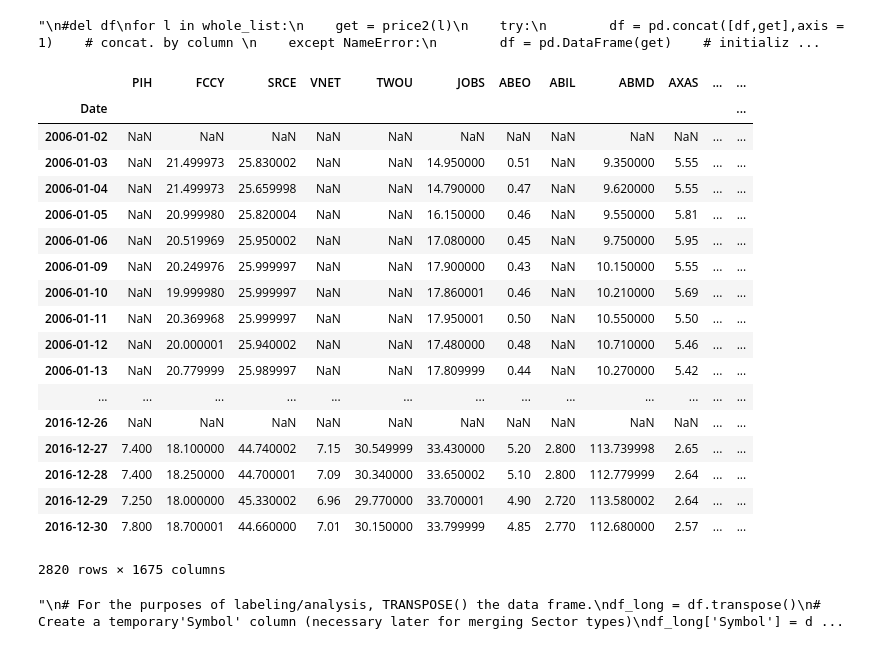
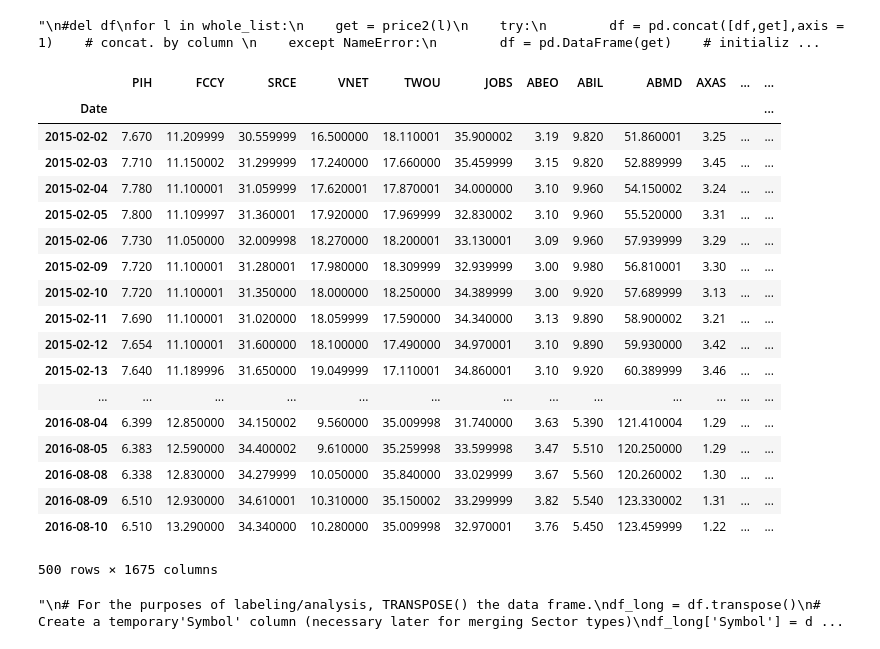
Before and after one commit to weiwang0531/stock-index, a Jupyter notebook: cleanproject.ipynb, the cells around one changed output. Saved outputs shown, nothing was run; the diff lists cells and outputs as text; code cells hidden in the pictures.

```diff
--- a/cleanproject.ipynb
+++ b/cleanproject.ipynb
@@ -93,25 +93,29 @@ df.to_pickle('mydf')
 "\n#del df\nfor l in whole_list:\n    get = price2(l)\n    try:\n        df = pd.concat([df,get],axis = 1)    # concat. by column \n    except NameError:\n        df = pd.DataFrame(get)    # initializ ...
 # %%
 df = pd.read_pickle('mydf')
+# %%
+# this allows us to see more rows of a dataframe to examine our data in depth
+pd.options.display.max_columns = 20
+pd.options.display.max_rows = 1000
 # %%
-df
+df.iloc[-500:,:]
 # %% [output]
 |  | PIH | FCCY | SRCE | VNET | TWOU | JOBS | ABEO | ABIL | ABMD | AXAS | ... | ... |
 | Date |  |  |  |  |  |  |  |  |  |  |  | ... |
-| 2006-01-02 | NaN | NaN | NaN | NaN | NaN | NaN | NaN | NaN | NaN | NaN | ... | ... |
-| 2006-01-03 | NaN | 21.499973 | 25.830002 | NaN | NaN | 14.950000 | 0.51 | NaN | 9.350000 | 5.55 | ... | ... |
-| 2006-01-04 | NaN | 21.499973 | 25.659998 | NaN | NaN | 14.790000 | 0.47 | NaN | 9.620000 | 5.55 | ... | ... |
-| 2006-01-05 | NaN | 20.999980 | 25.820004 | NaN | NaN | 16.150000 | 0.46 | NaN | 9.550000 | 5.81 | ... | ... |
-| 2006-01-06 | NaN | 20.519969 | 25.950002 | NaN | NaN | 17.080000 | 0.45 | NaN | 9.750000 | 5.95 | ... | ... |
-| 2006-01-09 | NaN | 20.249976 | 25.999997 | NaN | NaN | 17.900000 | 0.43 | NaN | 10.150000 | 5.55 | ... | ... |
-| 2006-01-10 | NaN | 19.999980 | 25.999997 | NaN | NaN | 17.860001 | 0.46 | NaN | 10.210000 | 5.69 | ... | ... |
-| 2006-01-11 | NaN | 20.369968 | 25.999997 | NaN | NaN | 17.950001 | 0.50 | NaN | 10.550000 | 5.50 | ... | ... |
-| 2006-01-12 | NaN | 20.000001 | 25.940002 | NaN | NaN | 17.480000 | 0.48 | NaN | 10.710000 | 5.46 | ... | ... |
-| 2006-01-13 | NaN | 20.779999 | 25.989997 | NaN | NaN | 17.809999 | 0.44 | NaN | 10.270000 | 5.42 | ... | ... |
+| 2015-02-02 | 7.670 | 11.209999 | 30.559999 | 16.500000 | 18.110001 | 35.900002 | 3.19 | 9.820 | 51.860001 | 3.25 | ... | ... |
+| 2015-02-03 | 7.710 | 11.150002 | 31.299999 | 17.240000 | 17.660000 | 35.459999 | 3.15 | 9.820 | 52.889999 | 3.45 | ... | ... |
+| 2015-02-04 | 7.780 | 11.100001 | 31.059999 | 17.620001 | 17.870001 | 34.000000 | 3.10 | 9.960 | 54.150002 | 3.24 | ... | ... |
+| 2015-02-05 | 7.800 | 11.109997 | 31.360001 | 17.920000 | 17.969999 | 32.830002 | 3.10 | 9.960 | 55.520000 | 3.31 | ... | ... |
+| 2015-02-06 | 7.730 | 11.050000 | 32.009998 | 18.270000 | 18.200001 | 33.130001 | 3.09 | 9.960 | 57.939999 | 3.29 | ... | ... |
+| 2015-02-09 | 7.720 | 11.100001 | 31.280001 | 17.980000 | 18.309999 | 32.939999 | 3.00 | 9.980 | 56.810001 | 3.30 | ... | ... |
+| 2015-02-10 | 7.720 | 11.100001 | 31.350000 | 18.000000 | 18.250000 | 34.389999 | 3.00 | 9.920 | 57.689999 | 3.13 | ... | ... |
+| 2015-02-11 | 7.690 | 11.100001 | 31.020000 | 18.059999 | 17.590000 | 34.340000 | 3.13 | 9.890 | 58.900002 | 3.21 | ... | ... |
+| 2015-02-12 | 7.654 | 11.100001 | 31.600000 | 18.100000 | 17.490000 | 34.970001 | 3.10 | 9.890 | 59.930000 | 3.42 | ... | ... |
+| 2015-02-13 | 7.640 | 11.189996 | 31.650000 | 19.049999 | 17.110001 | 34.860001 | 3.10 | 9.920 | 60.389999 | 3.46 | ... | ... |
 | ... | ... | ... | ... | ... | ... | ... | ... | ... | ... | ... | ... | ... |
-| 2016-12-26 | NaN | NaN | NaN | NaN | NaN | NaN | NaN | NaN | NaN | NaN | ... | ... |
-| 2016-12-27 | 7.400 | 18.100000 | 44.740002 | 7.15 | 30.549999 | 33.430000 | 5.20 | 2.800 | 113.739998 | 2.65 | ... | ... |
-| 2016-12-28 | 7.400 | 18.250000 | 44.700001 | 7.09 | 30.340000 | 33.650002 | 5.10 | 2.800 | 112.779999 | 2.64 | ... | ... |
-| 2016-12-29 | 7.250 | 18.000000 | 45.330002 | 6.96 | 29.770000 | 33.700001 | 4.90 | 2.720 | 113.580002 | 2.64 | ... | ... |
-| 2016-12-30 | 7.800 | 18.700001 | 44.660000 | 7.01 | 30.150000 | 33.799999 | 4.85 | 2.770 | 112.680000 | 2.57 | ... | ... |
+| 2016-08-04 | 6.399 | 12.850000 | 34.150002 | 9.560000 | 35.009998 | 31.740000 | 3.63 | 5.390 | 121.410004 | 1.29 | ... | ... |
+| 2016-08-05 | 6.383 | 12.590000 | 34.400002 | 9.610000 | 35.259998 | 33.599998 | 3.47 | 5.510 | 120.250000 | 1.29 | ... | ... |
+| 2016-08-08 | 6.338 | 12.830000 | 34.279999 | 10.050000 | 35.840000 | 33.029999 | 3.67 | 5.560 | 120.260002 | 1.30 | ... | ... |
+| 2016-08-09 | 6.510 | 12.930000 | 34.610001 | 10.310000 | 35.150002 | 33.299999 | 3.82 | 5.540 | 123.330002 | 1.31 | ... | ... |
+| 2016-08-10 | 6.510 | 13.290000 | 34.340000 | 10.280000 | 35.009998 | 32.970001 | 3.76 | 5.450 | 123.459999 | 1.22 | ... | ... |
-2820 rows × 1675 columns
+500 rows × 1675 columns
```
Also changed, not shown: parts of 14 cells of this notebook.
